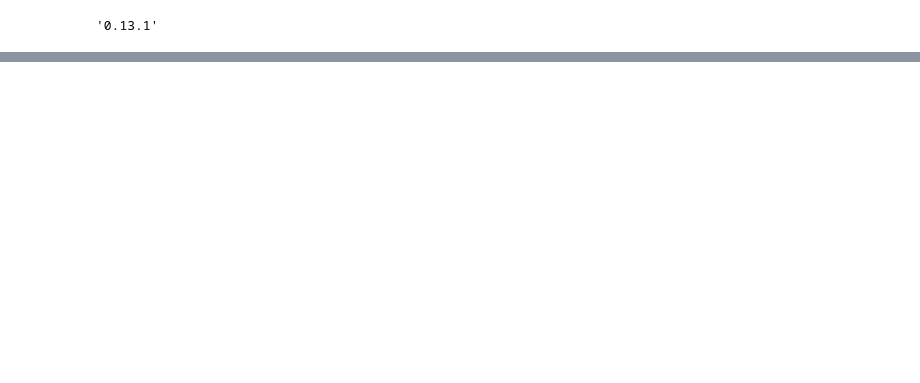
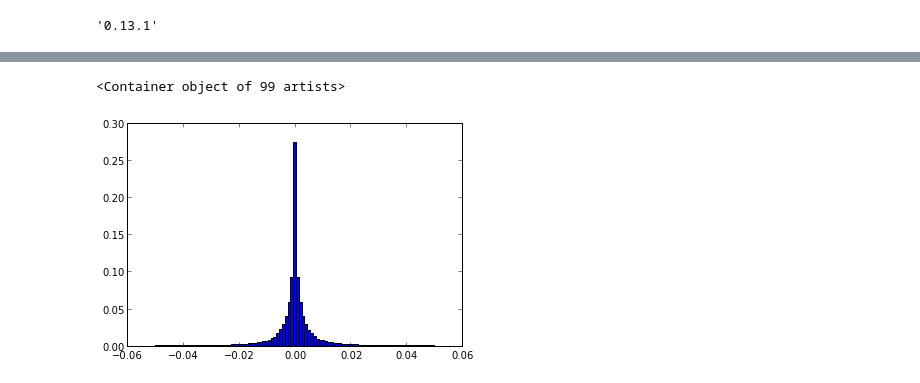
Before and after one commit to freinque/axa_dataset, a Jupyter notebook: prel_feat_01.ipynb, the cells around one changed output, grey strips where cells are left out. Saved outputs shown, nothing was run; the diff lists cells and outputs as text; code cells hidden in the pictures; blank space fills up the shorter version.

```diff
--- a/prel_feat_01.ipynb
+++ b/prel_feat_01.ipynb
@@ -263,2 +296,6 @@ plot_hist(hist_acce)
 # %%
-hist_u_sign_curv = np.histogram(trips_u['sign_curv'],bins=np.linspace(-0.2,0.2,num=100))
+hist_u_sign_curv = np.histogram(trips_u['sign_curv'],bins=np.linspace(-0.05,0.05,num=100))
+plot_hist(hist_u_sign_curv)
+# %% [output]
+<Container object of 99 artists>
+[figure, added]
```
Also changed, not shown: parts of 33 cells of this notebook.
